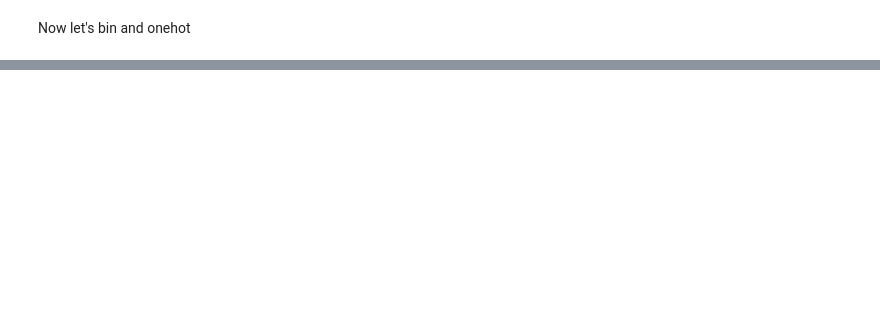
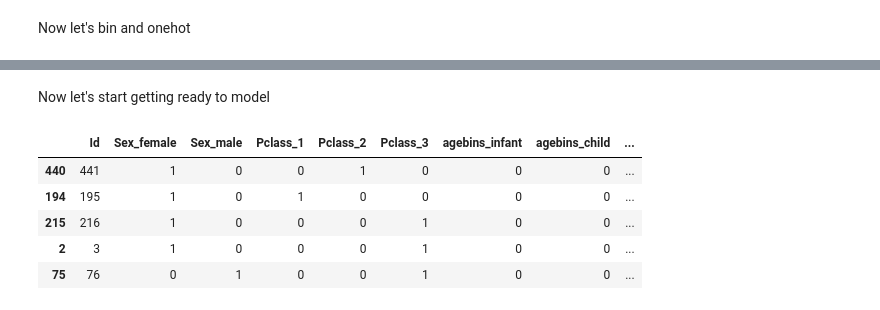
Before and after one commit to brianriceca/titanic, a Jupyter notebook: titanic_tf_logistic_regression.ipynb, the cells around one changed output, grey strips where cells are left out. Drawn from its saved outputs; the diff is of its cells as text; code cells hidden in the pictures; blank space fills up the shorter version.

```diff
--- a/titanic_tf_logistic_regression.ipynb
+++ b/titanic_tf_logistic_regression.ipynb
@@ -73,0 +50,4 @@ Categories (4, interval[int64, right]): [(0, 2] < (2, 9] < (9, 18] < (18, 999]]
+# %%
+train['NotAlone'] = train['Sibsp'] + train['Parch']
+print(train[train.NotAlone > 0].to_string())
+list(train.columns.values)
@@ -73,0 +91,22 @@ Categories (4, interval[int64, right]): [(0, 2] < (2, 9] < (9, 18] < (18, 999]]
+# %% [markdown]
+Now let's start getting ready to model
+# %%
+from sklearn.model_selection import train_test_split
+
+X_train, X_test, y_train, y_test = train_test_split(train[["Id", "Sex_female", "Sex_male",
+                                                            "Pclass_1", "Pclass_2", "Pclass_3",
+                                                            "agebins_infant","agebins_child",
+                                                            "agebins_teen","agebins_adult",
+                                                            "agebins_senior",
+                                                            "LogFare", "NotAlone"]],
+                                                    train['Outcome'], test_size=0.2, random_state=22)
+# %%
+X_train.shape
+X_train.head()
+# %% [output]
+|  | Id | Sex_female | Sex_male | Pclass_1 | Pclass_2 | Pclass_3 | agebins_infant | agebins_child | ... |
+| 440 | 441 | 1 | 0 | 0 | 1 | 0 | 0 | 0 | ... |
+| 194 | 195 | 1 | 0 | 1 | 0 | 0 | 0 | 0 | ... |
+| 215 | 216 | 1 | 0 | 0 | 0 | 1 | 0 | 0 | ... |
+| 2 | 3 | 1 | 0 | 0 | 0 | 1 | 0 | 0 | ... |
+| 75 | 76 | 0 | 1 | 0 | 0 | 1 | 0 | 0 | ... |
```
Also changed, not shown: parts of 11 cells of this notebook.
